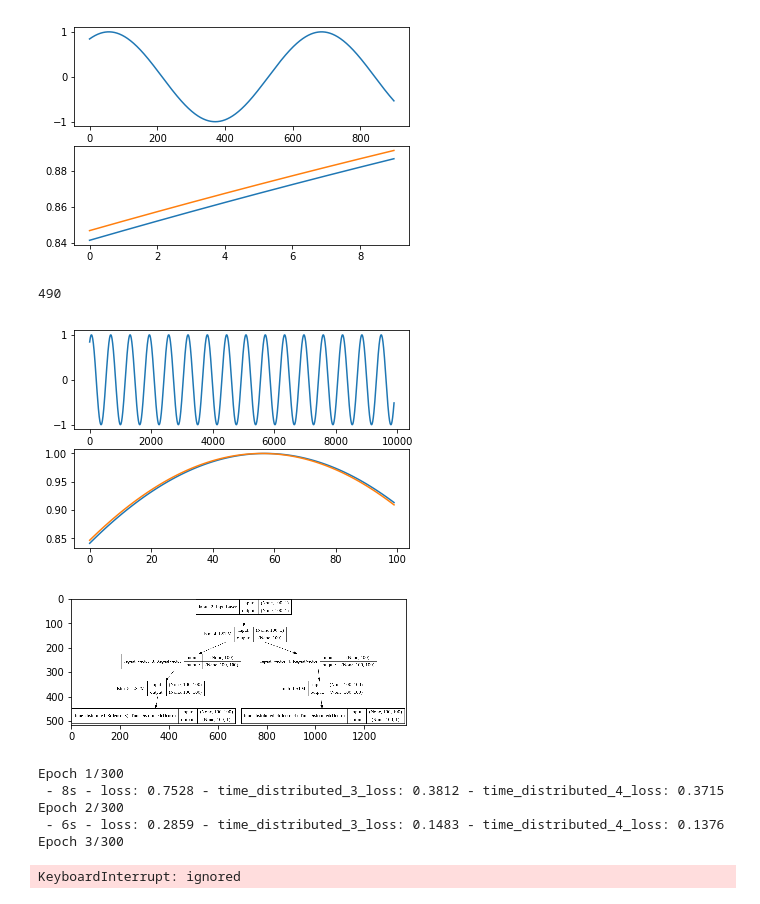
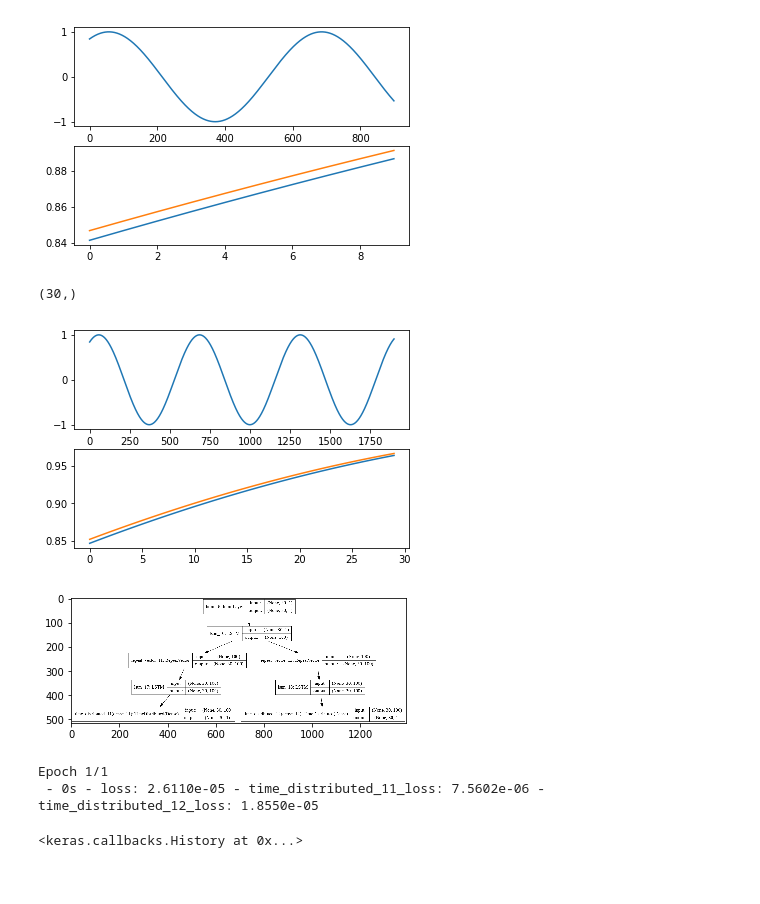
Before and after one commit to rigelfalcon/GoogleColab, a Jupyter notebook: lstm_autoencoders.ipynb, the cells around one changed output. Saved outputs shown, nothing was run; the diff lists cells and outputs as text; code cells hidden in the pictures.

```diff
--- a/lstm_autoencoders.ipynb
+++ b/lstm_autoencoders.ipynb
@@ -690,7 +690,7 @@ def SeriesGen(N):
 #output:x+2,x+3,x+4...
 def TrainDataGen(seq,k):
   L=len(seq)
-  gap=20
+  gap=1
   data_size=np.int(np.ceil((L-k-1)/gap))
   print(data_size)
   indat=np.zeros((data_size,k),np.float64)
@@ -720,37 +720,63 @@ def TrainDataGen(seq,k):
 #n_in=seq_in.shape
 #n_out=seq_out.shape
 #seq_in=seq_in.reshape((n_in[0], n_in[1],1))
 #seq_out = seq_out.reshape((n_out[0], n_out[1] ,1))
 ##
 #n_in=seq_in.shape
 #n_out=seq_out.shape
 
 
-y = SeriesGen(100)
-[seq_in,seq_out] = TrainDataGen(y, 100)
+y = SeriesGen(20)
+#[seq_in,seq_out] = TrainDataGen(y, 20)
+
+seq_in=y[1:31]
+seq_out=y[2:32]
+"""
 plt.figure(1)
 ##integral
 plt.subplot(211)
 plt.plot(y)
 ##local
 plt.subplot(212)
 plt.plot(seq_in[0][:])
 plt.plot(seq_out[0][:])
 ## reshape input to be 3D [samples, timesteps, features]
 n_in=seq_in.shape
 n_out=seq_out.shape
 seq_in=seq_in.reshape((n_in[0], n_in[1],1))
 seq_out = seq_out.reshape((n_out[0], n_out[1] ,1))
 #seq_in=seq_in.numpy()
 #seq_out = seq_out.numpy()
 seq_in = np.array(seq_in)
 seq_out=np.array(seq_out)
 ##
 n_in=seq_in.shape
 n_out=seq_out.shape
+"""
+plt.figure(1)
+##integral
+plt.subplot(211)
+plt.plot(y)
+##local
+plt.subplot(212)
+plt.plot(seq_in)
+plt.plot(seq_out)
+## reshape input to be 3D [samples, timesteps, features]
+n_in=seq_in.shape
+n_out=seq_out.shape
+print(n_in)
+seq_in=seq_in.reshape((1, n_in[0],1))
+seq_out = seq_out.reshape((1,n_out[0] ,1))
+#seq_in=seq_in.numpy()
+#seq_out = seq_out.numpy()
+seq_in = np.array(seq_in)
+seq_out=np.array(seq_out)
+##
+n_in=seq_in.shape
+n_out=seq_out.shape
 # %% [output]
-490
+(30,)
-[figure, old version]
+[figure, new version]
 # %%
 #%%
 num_unit=100
@@ -773,17 +799,15 @@ plot_model(model, show_shapes=True, to_file='lstm_autoencoder.png')
 img=mpimg.imread('lstm_autoencoder.png')
 imgplot = plt.imshow(img)
 # %% [output]
-[figure, old version]
+[figure, new version]
 # %%
 #%%
 # fit model
-model.fit(seq_in, [seq_in,seq_out], batch_size=45, epochs=300, verbose=2)
+#model.fit(seq_in, [seq_in,seq_out], batch_size=10, epochs=4, verbose=2)
+model.fit(seq_in, [seq_in,seq_out],epochs=1, verbose=2)
 # %% [output]
-Epoch 1/300
- - 8s - loss: 0.7528 - time_distributed_3_loss: 0.3812 - time_distributed_4_loss: 0.3715
-Epoch 2/300
- - 6s - loss: 0.2859 - time_distributed_3_loss: 0.1483 - time_distributed_4_loss: 0.1376
-Epoch 3/300
+Epoch 1/1
+ - 0s - loss: 2.6110e-05 - time_distributed_11_loss: 7.5602e-06 - time_distributed_12_loss: 1.8550e-05
-KeyboardInterrupt: ignored
+<keras.callbacks.History at 0x...>
 # %%
 #%%
```
Also changed, not shown: parts of 1 cell of this notebook.
